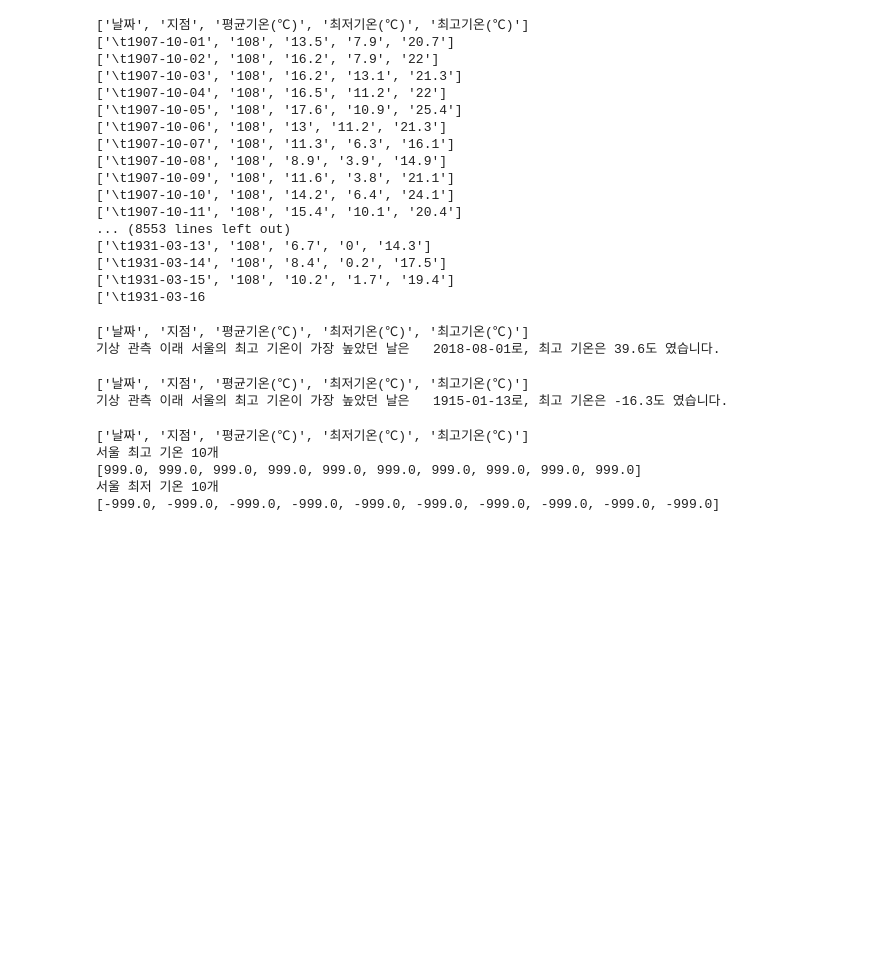
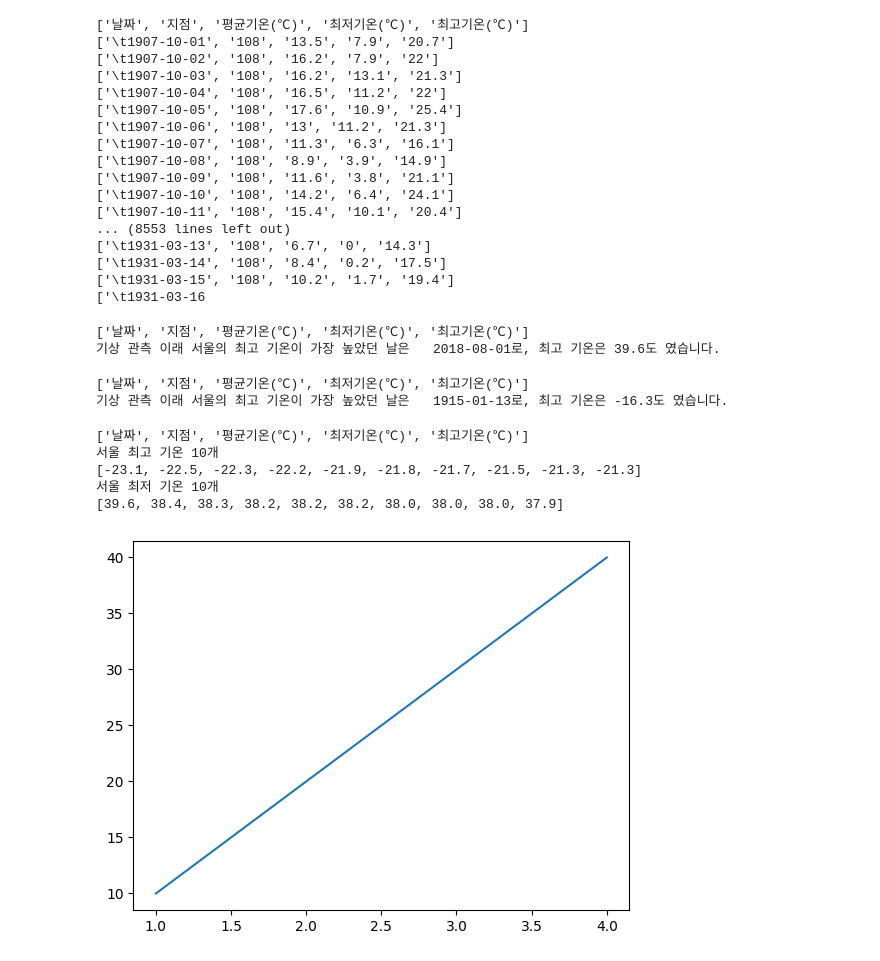
Before and after one commit to Choi-Juno/2025-DA, a Jupyter notebook: week4.ipynb, the cells around one changed output. Saved outputs shown, nothing was run; the diff lists cells and outputs as text; code cells hidden in the pictures; blank space fills up the shorter version.

```diff
--- a/week4.ipynb
+++ b/week4.ipynb
@@ -130,11 +130,10 @@ with open('data/seoul.csv', 'r', encoding='cp949') as f:
     print(header)
 
     for row in data:
-        row_list = list(row)
-        if row_list[3] == '':
-            row_list[3] = 999
-        if row_list[4] == '':
-            row_list[4] = -999
+        if row[3] == '':
+            row[3] = 999
+        if row[4] == '':
+            row[4] = -999
 
         row[3] = float(row[3])
         row[4] = float(row[4])
@@ -143,15 +142,24 @@ with open('data/seoul.csv', 'r', encoding='cp949') as f:
         min_temp.append(row[4])
 
 print(f'서울 최고 기온 10개')
-max_temp.sort(reverse=True)
+max_temp.sort()
 print(max_temp[:10])
 
 print(f'서울 최저 기온 10개')
-min_temp.sort()
+min_temp.sort(reverse=True)
 print(min_temp[:10])
+import csv
 # %% [output]
 ['날짜', '지점', '평균기온(℃)', '최저기온(℃)', '최고기온(℃)']
 서울 최고 기온 10개
-[999.0, 999.0, 999.0, 999.0, 999.0, 999.0, 999.0, 999.0, 999.0, 999.0]
+[-23.1, -22.5, -22.3, -22.2, -21.9, -21.8, -21.7, -21.5, -21.3, -21.3]
 서울 최저 기온 10개
-[-999.0, -999.0, -999.0, -999.0, -999.0, -999.0, -999.0, -999.0, -999.0, -999.0]
+[39.6, 38.4, 38.3, 38.2, 38.2, 38.2, 38.0, 38.0, 38.0, 37.9]
+# %%
+import matplotlib.pyplot as plt
+import numpy as np
+
+plt.plot([1,2,3,4], [10,20,30,40])
+plt.show()
+# %% [output]
+[figure, added]
```
Also changed, not shown: parts of 2 cells of this notebook, 1 other file.
